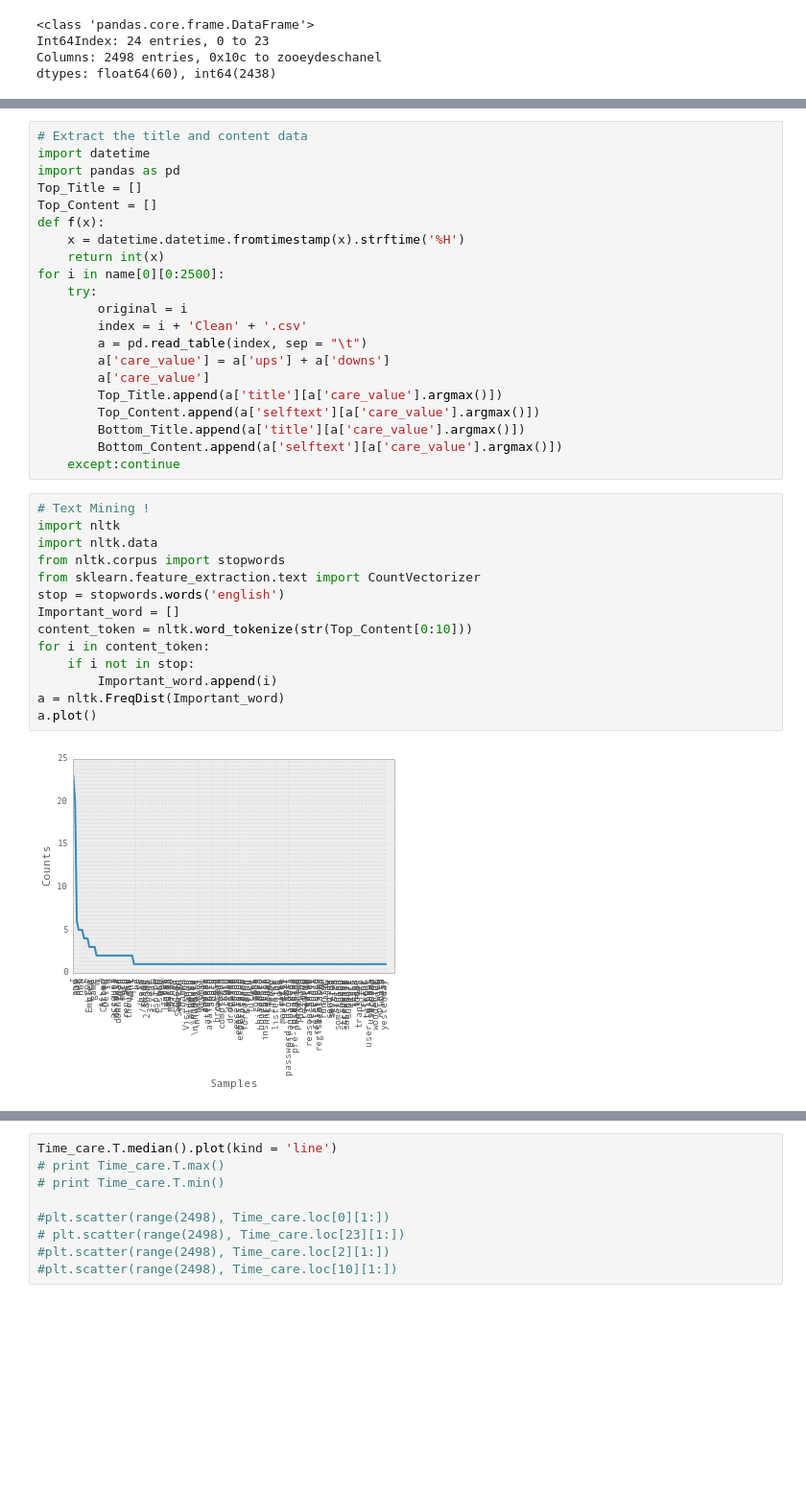
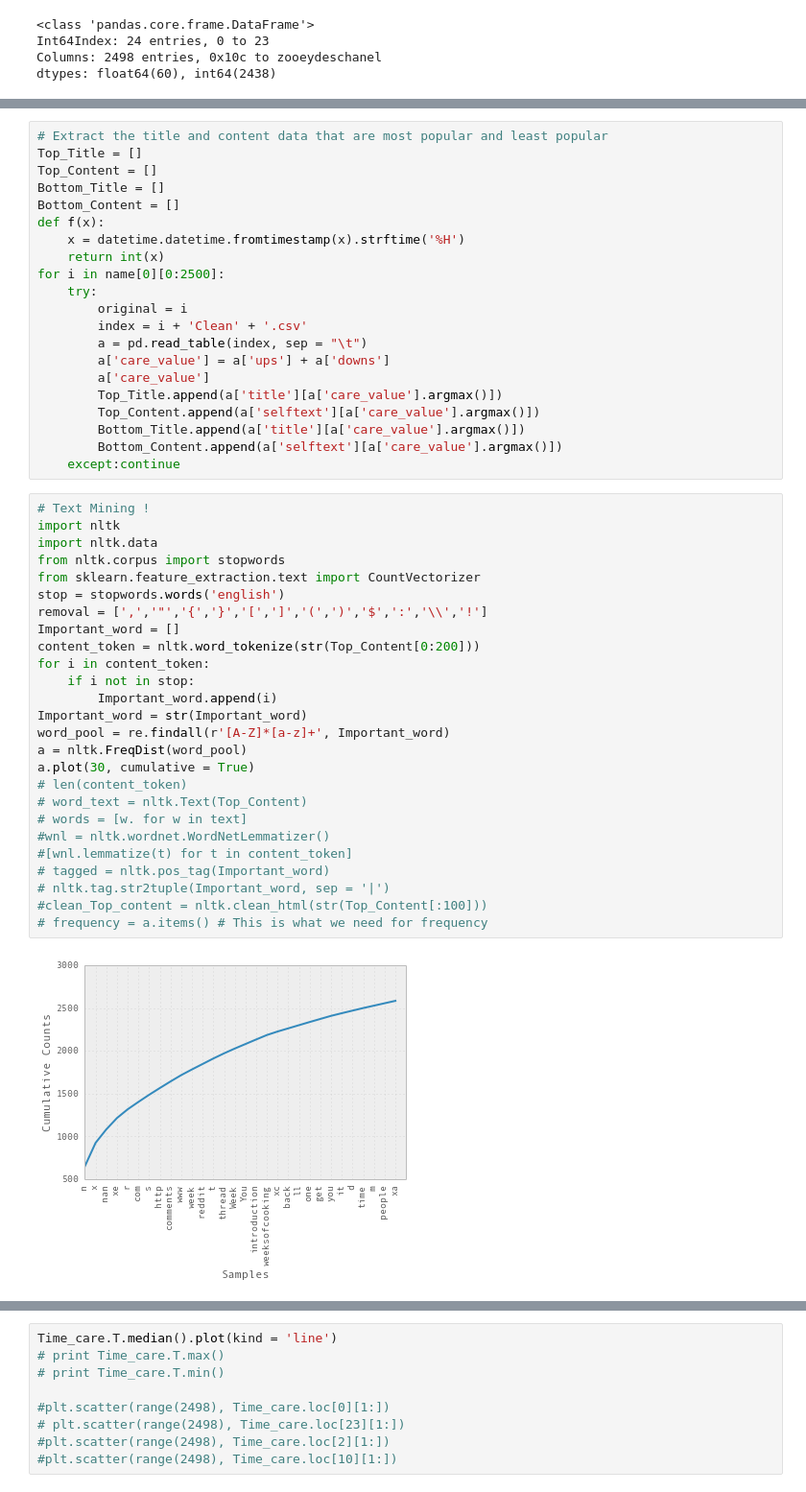
Before and after one commit to grepJimmyGu/capstone, a Jupyter notebook: Project.ipynb, the cells around one changed output, grey strips where cells are left out. Shown: that part at 96% size. Drawn from its saved outputs; the diff is of its cells as text; blank space fills up the shorter version.

```diff
--- a/Project.ipynb
+++ b/Project.ipynb
@@ -92,11 +107,11 @@ def f(x):
     return int(x)
 test = pd.read_table('0x10cClean.csv', sep = '\t')
 # %%
-# Extract the title and content data
-import datetime
-import pandas as pd
+# Extract the title and content data that are most popular and least popular
 Top_Title = []
 Top_Content = []
+Bottom_Title = []
+Bottom_Content = []
 def f(x):
     x = datetime.datetime.fromtimestamp(x).strftime('%H')
     return int(x)
@@ -115,16 +130,28 @@ for i in name[0][0:2500]:
 # %%
 # Text Mining !
 import nltk
 import nltk.data
 from nltk.corpus import stopwords
 from sklearn.feature_extraction.text import CountVectorizer
 stop = stopwords.words('english')
+removal = [',','"','{','}','[',']','(',')','$',':','\\','!']
 Important_word = []
-content_token = nltk.word_tokenize(str(Top_Content[0:10]))
+content_token = nltk.word_tokenize(str(Top_Content[0:200]))
 for i in content_token:
     if i not in stop:
         Important_word.append(i)
-a = nltk.FreqDist(Important_word)
-a.plot()
+Important_word = str(Important_word)
+word_pool = re.findall(r'[A-Z]*[a-z]+', Important_word)
+a = nltk.FreqDist(word_pool)
+a.plot(30, cumulative = True)
+# len(content_token)
+# word_text = nltk.Text(Top_Content)
+# words = [w. for w in text]
+#wnl = nltk.wordnet.WordNetLemmatizer()
+#[wnl.lemmatize(t) for t in content_token]
+# tagged = nltk.pos_tag(Important_word)
+# nltk.tag.str2tuple(Important_word, sep = '|')
+#clean_Top_content = nltk.clean_html(str(Top_Content[:100]))
+# frequency = a.items() # This is what we need for frequency
 # %% [output]
-[figure, old version]
+[figure, new version]
```
Also changed, not shown: parts of 11 cells of this notebook.
